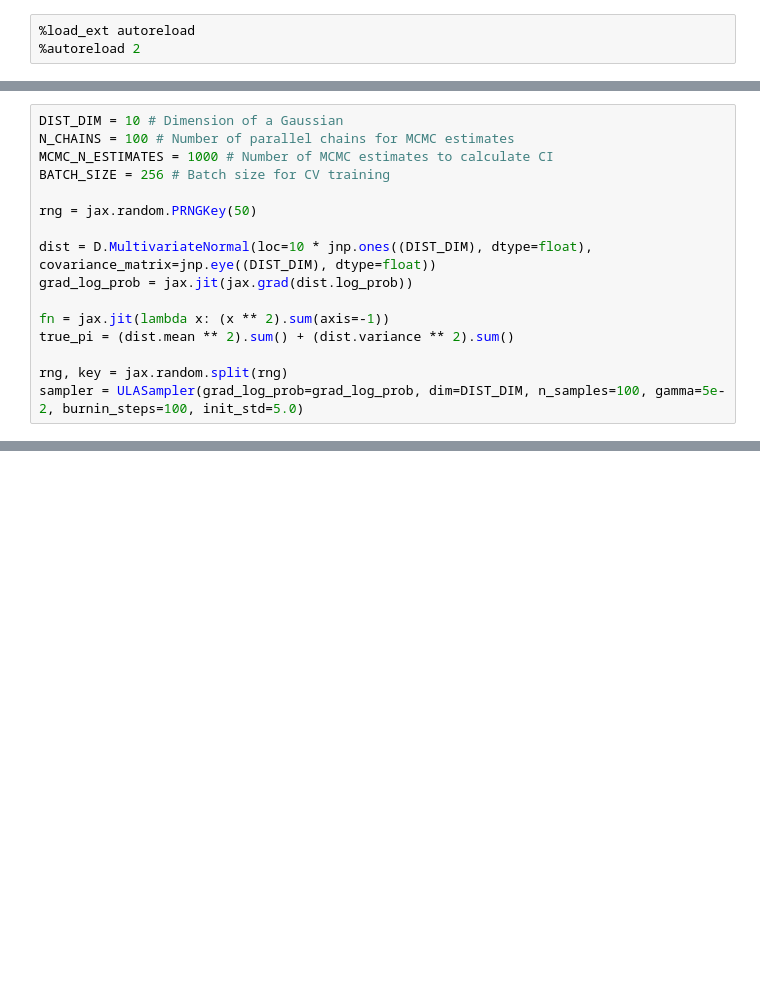
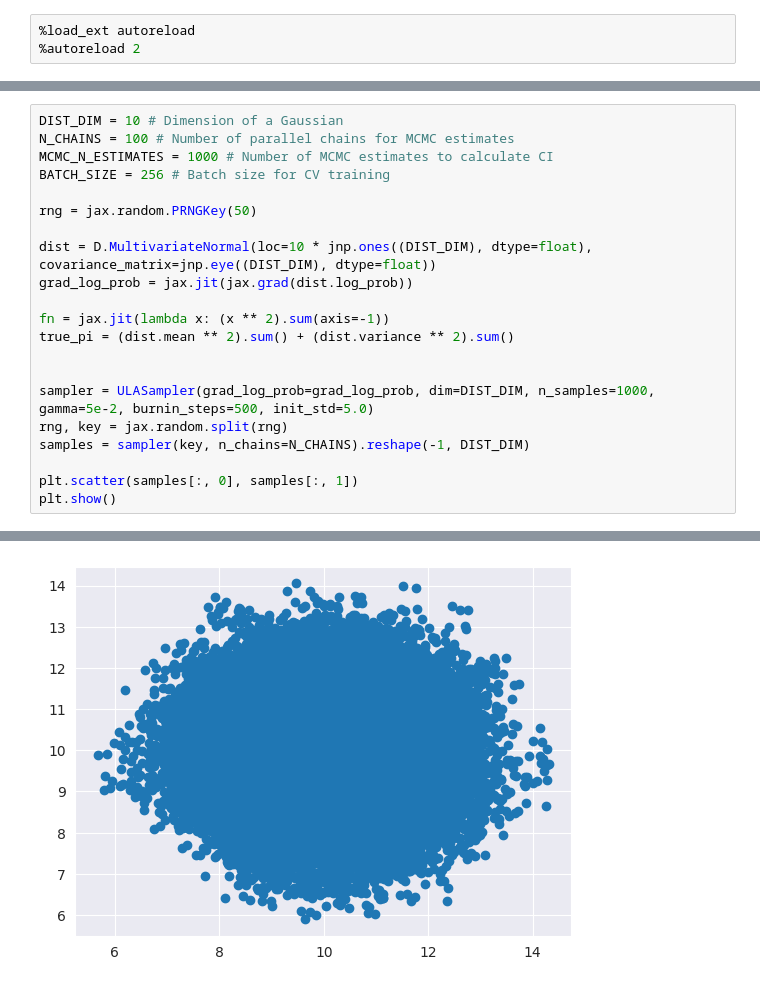
Before and after one commit to kkorolev1/mcmc-control-variates, a Jupyter notebook: diffcv.ipynb, the cells around one changed output, grey strips where cells are left out. Saved outputs shown, nothing was run; the diff lists cells and outputs as text; blank space fills up the shorter version.

```diff
--- a/diffcv.ipynb
+++ b/diffcv.ipynb
@@ -58,6 +45,11 @@ grad_log_prob = jax.jit(jax.grad(dist.log_prob))
 fn = jax.jit(lambda x: (x ** 2).sum(axis=-1))
 true_pi = (dist.mean ** 2).sum() + (dist.variance ** 2).sum()
 
+
+sampler = ULASampler(grad_log_prob=grad_log_prob, dim=DIST_DIM, n_samples=1000, gamma=5e-2, burnin_steps=500, init_std=5.0)
 rng, key = jax.random.split(rng)
-sampler = ULASampler(grad_log_prob=grad_log_prob, dim=DIST_DIM, n_samples=100, gamma=5e-2, burnin_steps=100, init_std=5.0)
+samples = sampler(key, n_chains=N_CHAINS).reshape(-1, DIST_DIM)
+
+plt.scatter(samples[:, 0], samples[:, 1])
+plt.show()
 # %% [output]
@@ -64,0 +57 @@ sampler = ULASampler(grad_log_prob=grad_log_prob, dim=DIST_DIM, n_samples=100, g
+[figure, added]
```
Also changed, not shown: parts of 10 cells of this notebook, 6 other files.
